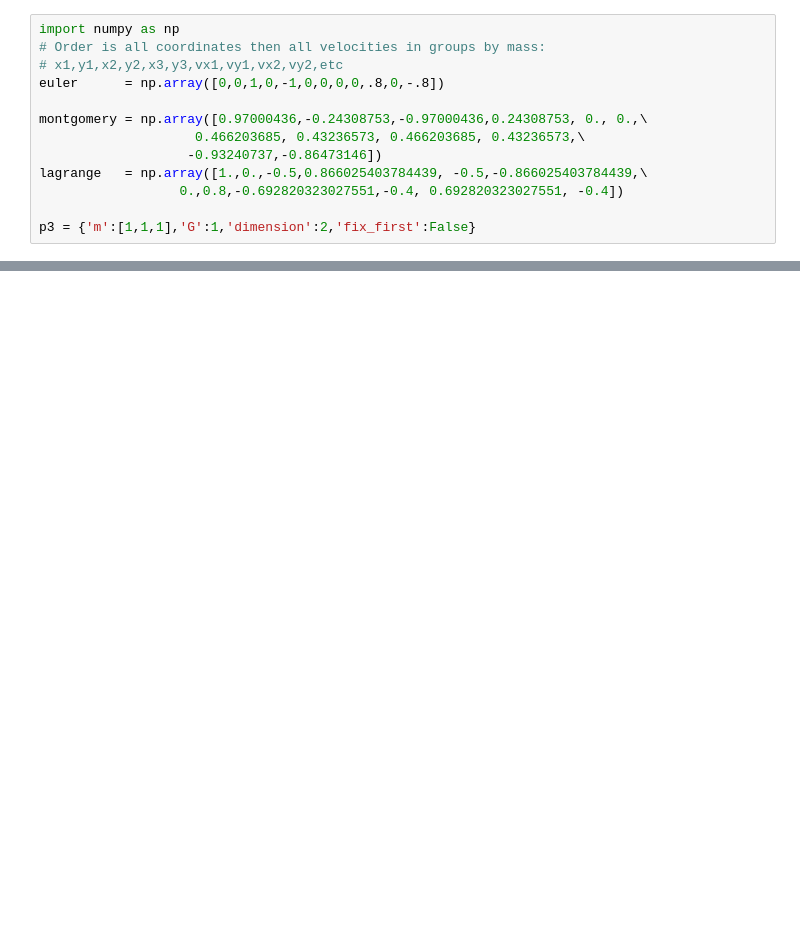
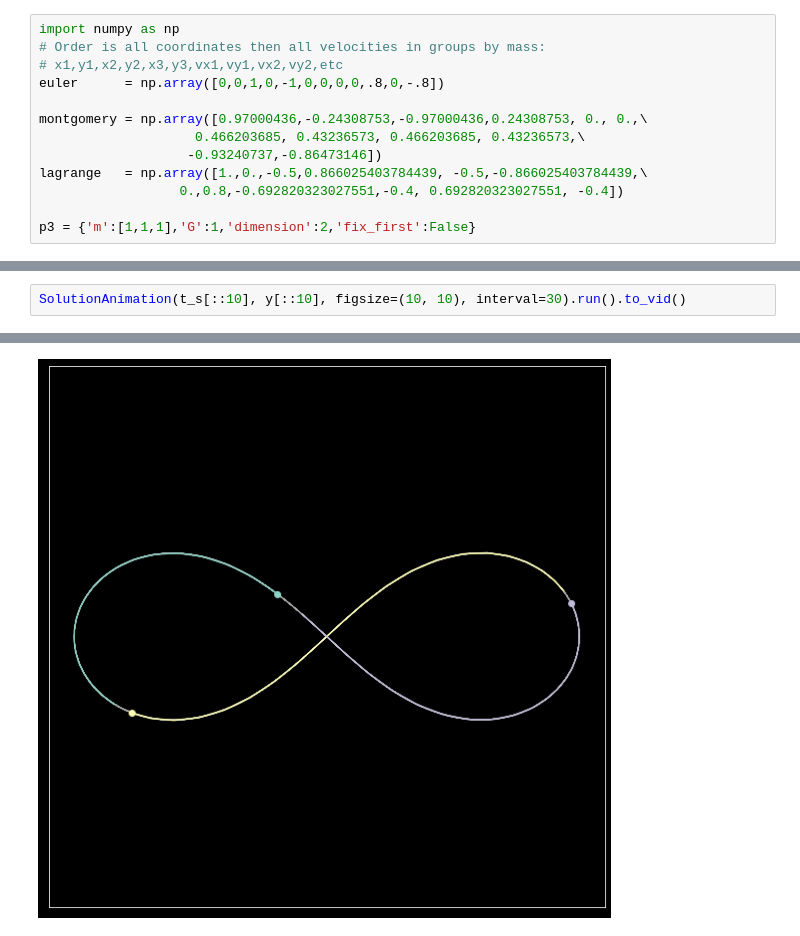
Before and after one commit to fbunt/SimulationNBody, a Jupyter notebook: ODE Limitations.ipynb, the cells around one changed output, grey strips where cells are left out. Cells and saved outputs as stored; diff of their text form; blank space fills up the shorter version.

```diff
--- a/ODE Limitations.ipynb
+++ b/ODE Limitations.ipynb
@@ -181,0 +268,3 @@ HTML(anim.to_html5_video())
+# %%
+SolutionAnimation(t_s[::10], y[::10], figsize=(10, 10), interval=30).run().to_vid()
+# %% [output]
@@ -181,0 +272 @@ HTML(anim.to_html5_video())
+[figure, added]
```
Also changed, not shown: parts of 9 cells of this notebook.
